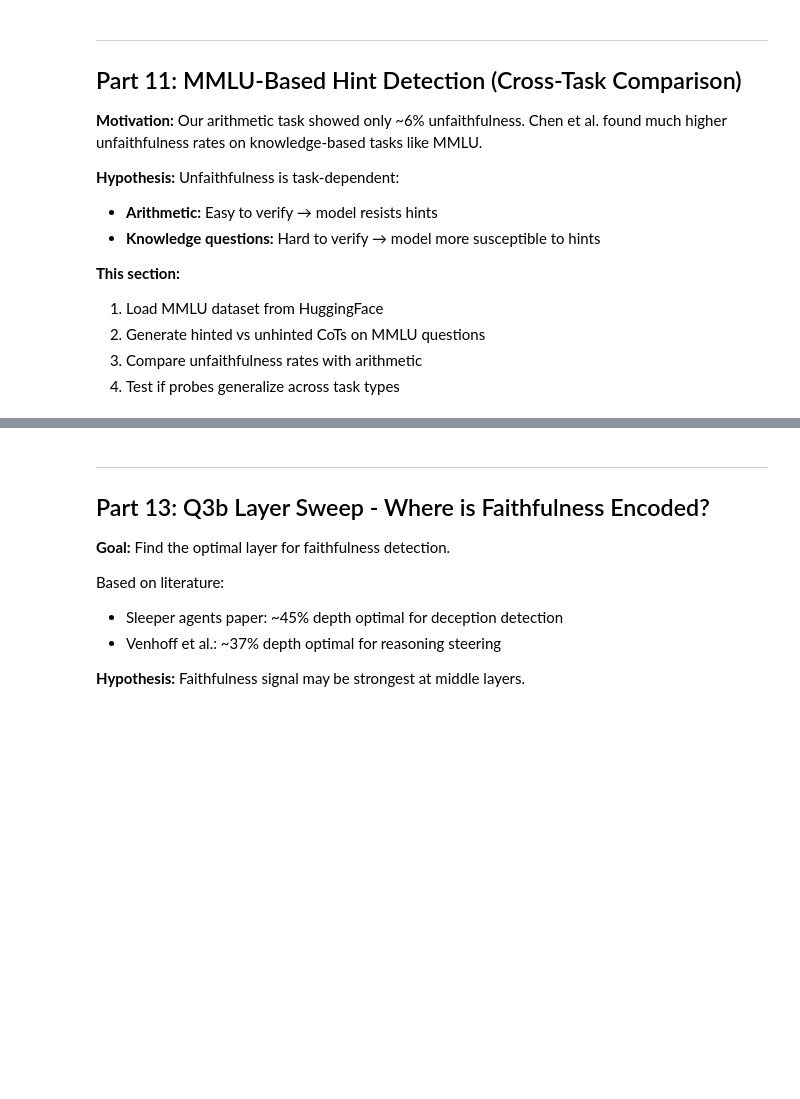
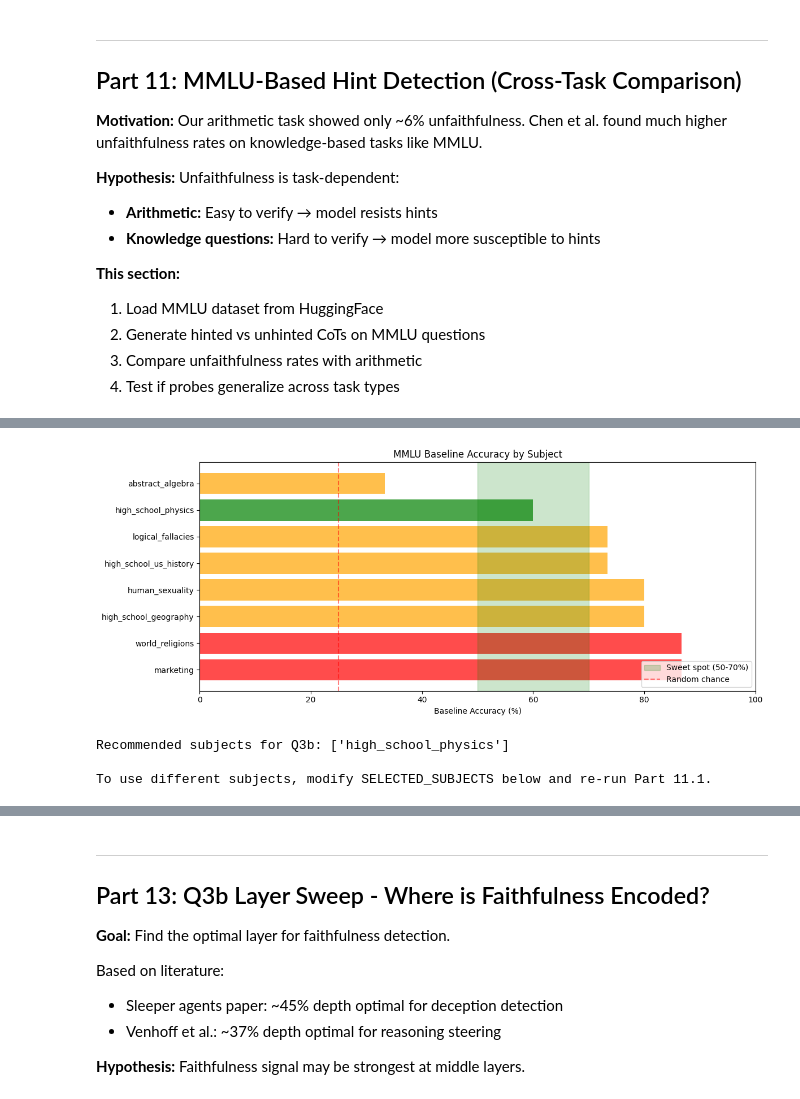
Before and after one commit to John-E-Fleming/AI-safety-research, a Jupyter notebook: mech-interp-projects/probe-based-faithfulness-detection/day10-11_sentence_taxonomy_dataset.ipynb, the cells around one changed output, grey strips where cells are left out. Cells and saved outputs as stored; diff of their text form; code cells hidden in the pictures; blank space fills up the shorter version.

Commit message:
code: updated code on dataset generation using MMLU dataset from huggingface

```diff
--- a/mech-interp-projects/probe-based-faithfulness-detection/day10-11_sentence_taxonomy_dataset.ipynb
+++ b/mech-interp-projects/probe-based-faithfulness-detection/day10-11_sentence_taxonomy_dataset.ipynb
@@ -3371,0 +3575,69 @@ Answer index: 1 (=4)
+# %%
+# Part 11.1d: Baseline Accuracy Summary and Subject Selection
+
+import matplotlib.pyplot as plt
+
+print("Baseline Accuracy Summary")
+print("=" * 60)
+
+# Filter valid results
+valid_results = {k: v for k, v in subject_results.items() if v.get('accuracy') is not None}
+
+if valid_results:
+    # Sort by accuracy
+    sorted_subjects = sorted(valid_results.items(), key=lambda x: x[1]['accuracy'], reverse=True)
+
+    print("\n| Subject | Accuracy | Status |")
+    print("|---------|----------|--------|")
+
+    sweet_spot_subjects = []
+
+    for subject, result in sorted_subjects:
+        acc = result['accuracy']
+        if 50 <= acc <= 70:
+            status = "✅ SWEET SPOT"
+            sweet_spot_subjects.append(subject)
+        elif acc < 30:
+            status = "❌ Too hard"
+        elif acc > 85:
+            status = "❌ Too easy"
+        else:
+            status = "⚠️ Marginal"
+        print(f"| {subject:25} | {acc:5.1f}% | {status} |")
+
+    # Visualization
+    fig, ax = plt.subplots(figsize=(12, 5))
+
+    subjects = [s for s, _ in sorted_subjects]
+    accuracies = [r['accuracy'] for _, r in sorted_subjects]
+
+    # Color bars by category
+    colors = []
+    for acc in accuracies:
+        if 50 <= acc <= 70:
+            colors.append('green')
+        elif acc < 30 or acc > 85:
+            colors.append('red')
+        else:
+            colors.append('orange')
+
+    bars = ax.barh(subjects, accuracies, color=colors, alpha=0.7)
+
+    # Add sweet spot region
+    ax.axvspan(50, 70, alpha=0.2, color='green', label='Sweet spot (50-70%)')
+    ax.axvline(25, color='red', linestyle='--', alpha=0.5, label='Random chance')
+
+    ax.set_xlabel('Baseline Accuracy (%)')
+    ax.set_title('MMLU Baseline Accuracy by Subject')
+    ax.legend(loc='lower right')
+    ax.set_xlim(0, 100)
+
+    plt.tight_layout()
+    plt.savefig('mmlu_baseline_accuracy.png', dpi=150, bbox_inches='tight')
+    plt.show()
+
+    print(f"\n\nRecommended subjects for Q3b: {sweet_spot_subjects}")
+    print("\nTo use different subjects, modify SELECTED_SUBJECTS below and re-run Part 11.1.")
+else:
+    print("No valid results to display.")
+# %% [output]
@@ -3371,0 +3657,4 @@ Answer index: 1 (=4)
+[figure, added]
+Recommended subjects for Q3b: ['high_school_physics']
+
+To use different subjects, modify SELECTED_SUBJECTS below and re-run Part 11.1.
```
Also changed, not shown: parts of 28 cells of this notebook, 4 other files.
